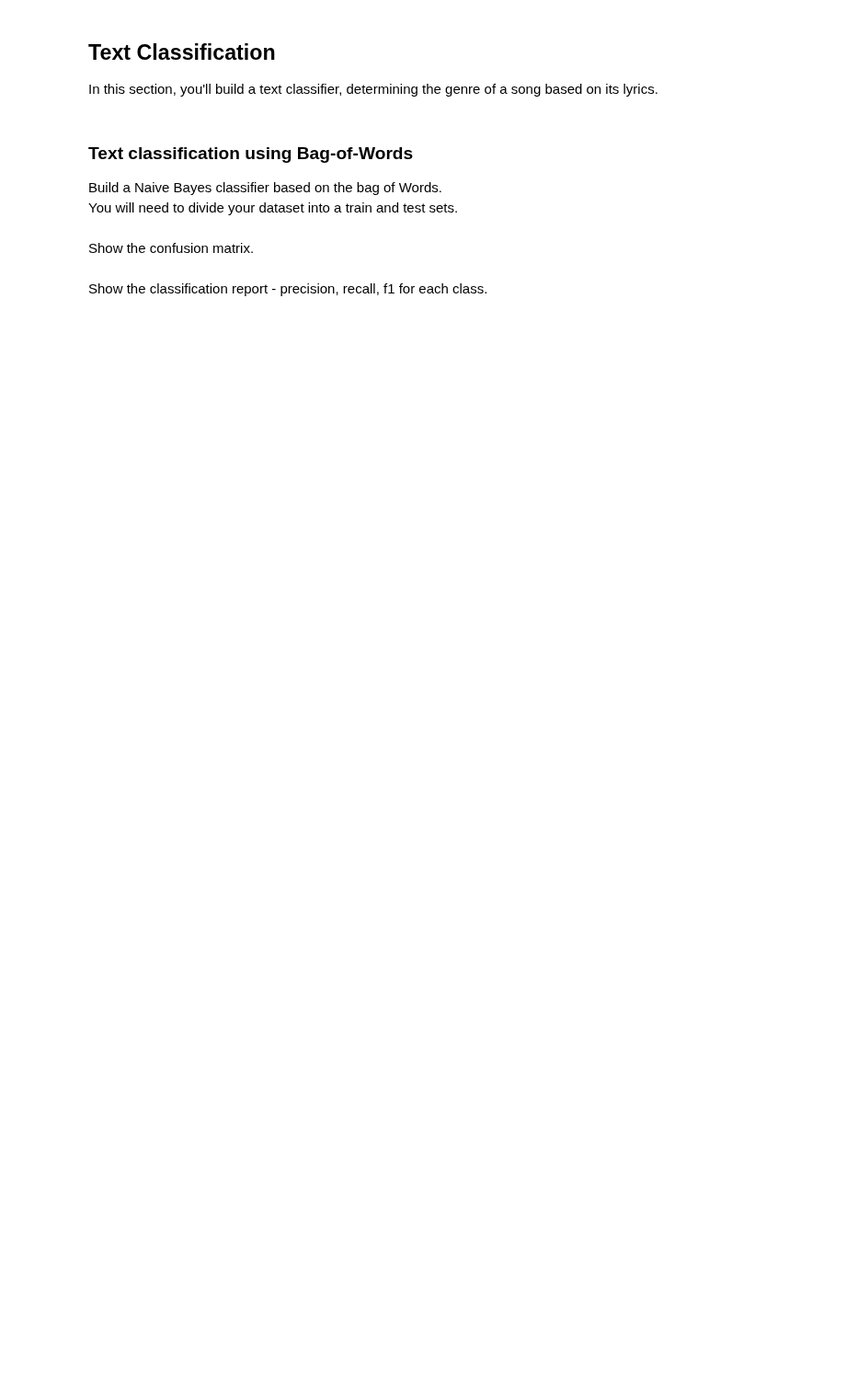
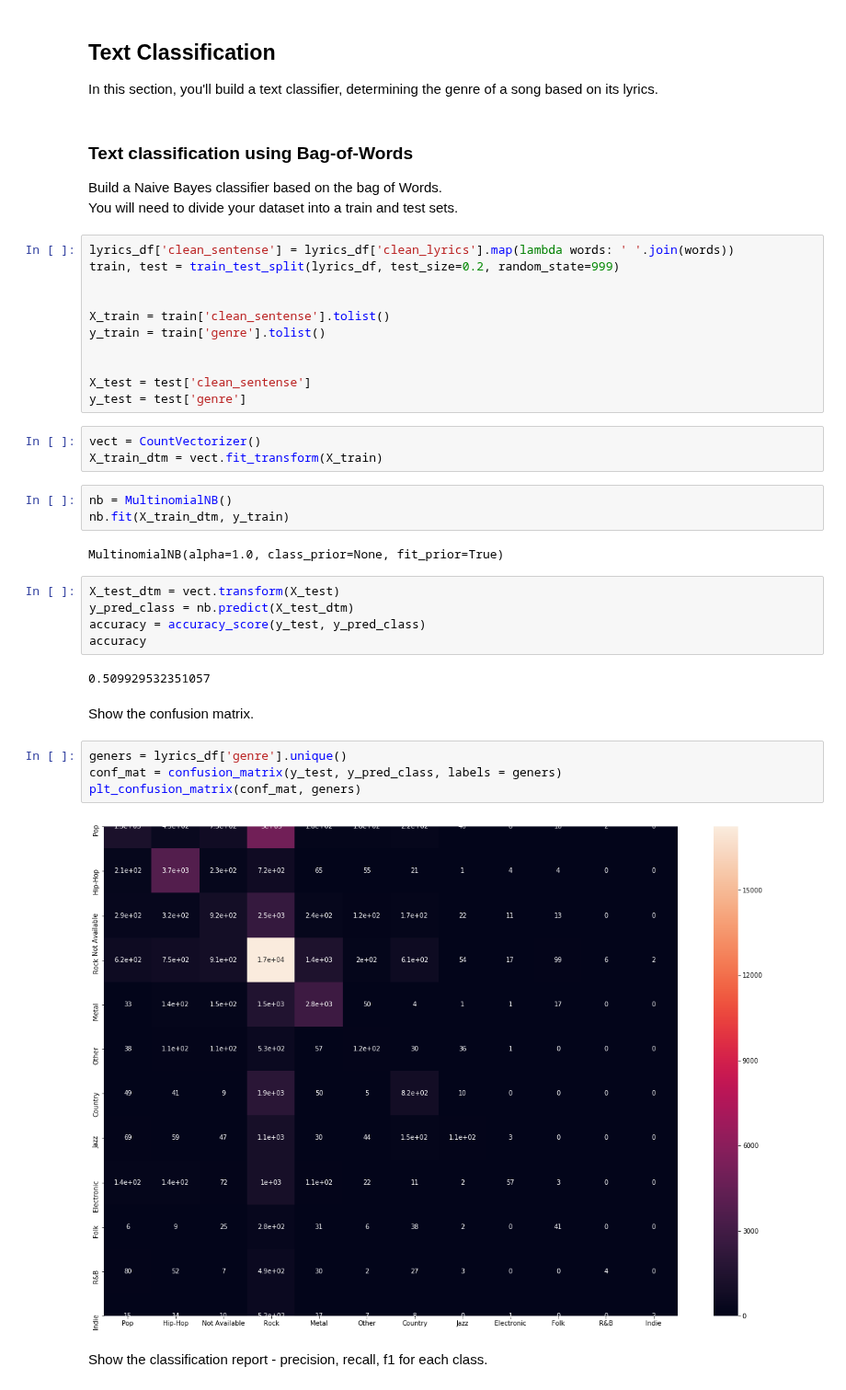
Before and after one commit to gabibu/deeplearnning, a Jupyter notebook: DL_word_embedding_assignment.ipynb, the cells around one changed output. Shown at 92% size. Saved outputs shown, nothing was run; the diff lists cells and outputs as text; blank space fills up the shorter version.

```diff
--- a/DL_word_embedding_assignment.ipynb
+++ b/DL_word_embedding_assignment.ipynb
@@ -483,7 +626,39 @@ In this section, you'll build a text classifier, determining the genre of a song
 ### Text classification using Bag-of-Words
 Build a Naive Bayes classifier based on the bag of Words.
 You will need to divide your dataset into a train and test sets.
+# %%
+lyrics_df['clean_sentense'] = lyrics_df['clean_lyrics'].map(lambda words: ' '.join(words))
+train, test = train_test_split(lyrics_df, test_size=0.2, random_state=999)
+
+
+X_train = train['clean_sentense'].tolist()
+y_train = train['genre'].tolist()
+
+
+X_test = test['clean_sentense']
+y_test = test['genre']
+# %%
+vect = CountVectorizer()
+X_train_dtm = vect.fit_transform(X_train)
+# %%
+nb = MultinomialNB()
+nb.fit(X_train_dtm, y_train)
+# %% [output]
+MultinomialNB(alpha=1.0, class_prior=None, fit_prior=True)
+# %%
+X_test_dtm = vect.transform(X_test)
+y_pred_class = nb.predict(X_test_dtm)
+accuracy = accuracy_score(y_test, y_pred_class)
+accuracy
+# %% [output]
+0.509929532351057
 # %% [markdown]
 Show the confusion matrix.
+# %%
+geners = lyrics_df['genre'].unique()
+conf_mat = confusion_matrix(y_test, y_pred_class, labels = geners)
+plt_confusion_matrix(conf_mat, geners)
+# %% [output]
+[figure, added]
 # %% [markdown]
 Show the classification report - precision, recall, f1 for each class.
```
Also changed, not shown: parts of 30 cells of this notebook.
